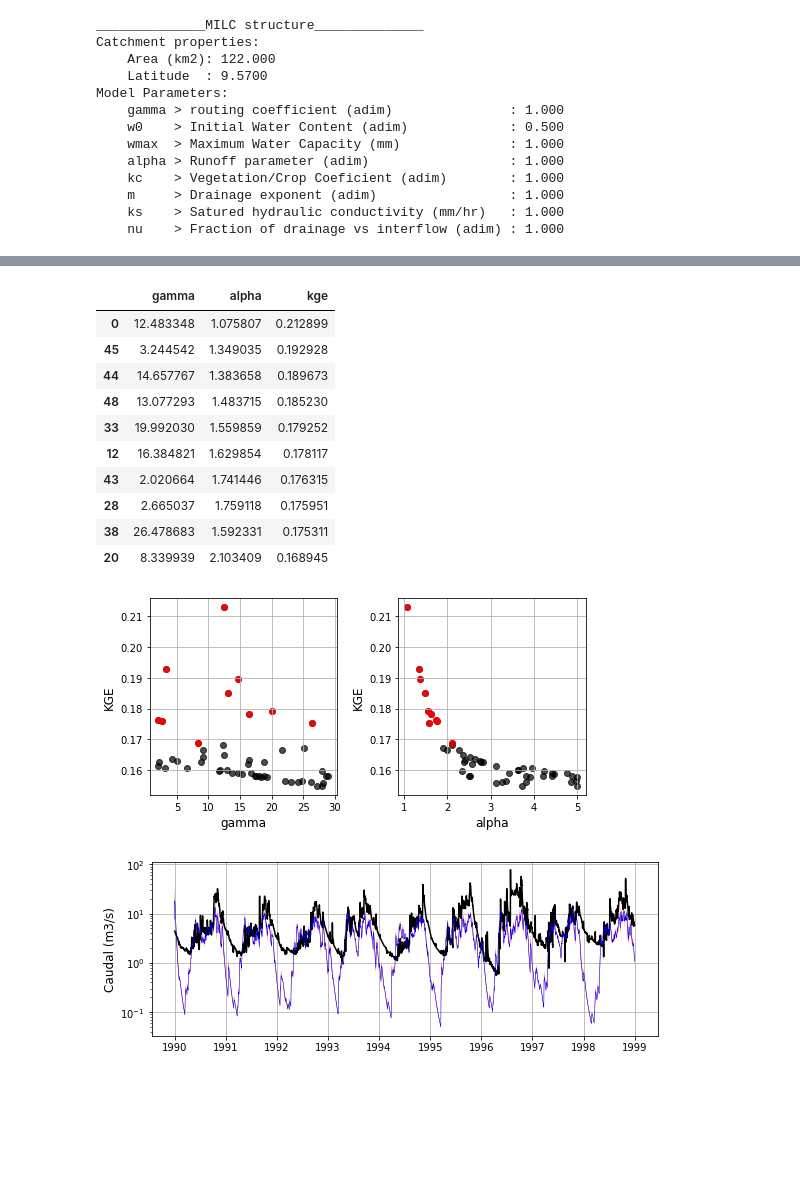
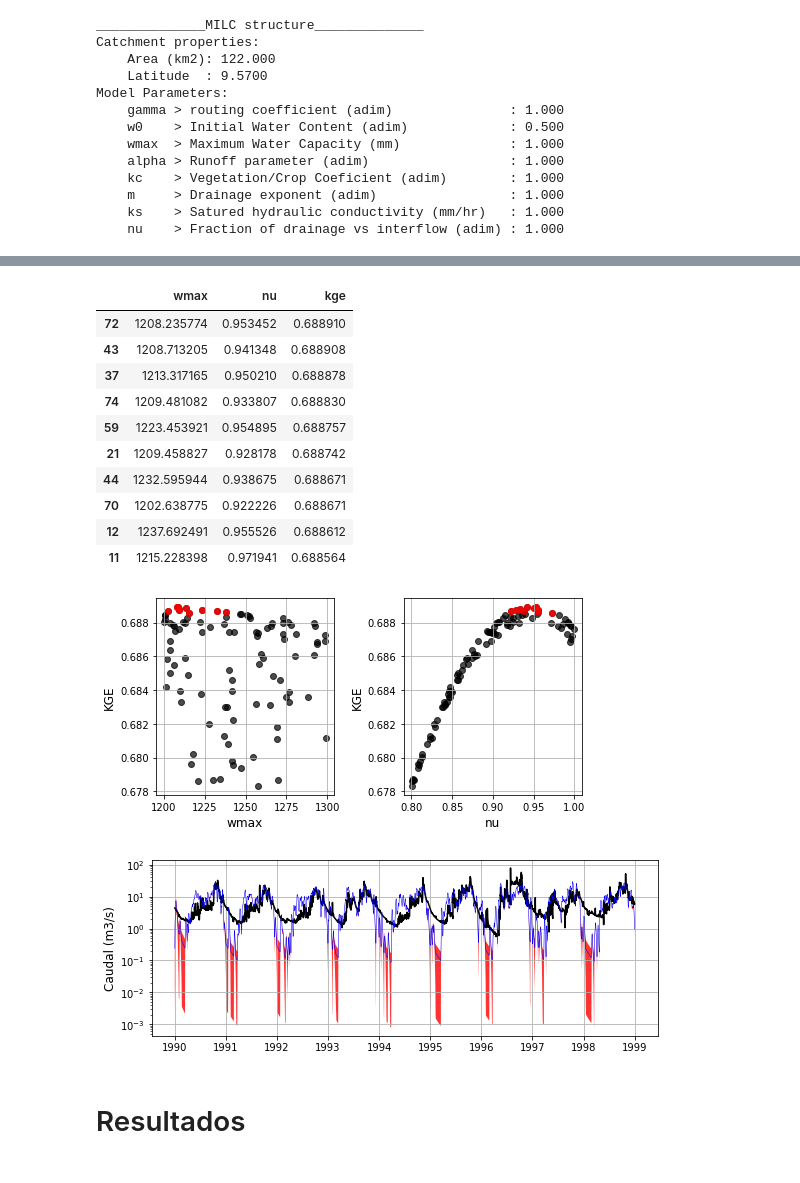
Before and after one commit to jmviquez/modelacion_providencia, a Jupyter notebook: examen.ipynb, the cells around one changed output, grey strips where cells are left out. Drawn from its saved outputs; the diff is of its cells as text; code cells hidden in the pictures; blank space fills up the shorter version.

```diff
--- a/examen.ipynb
+++ b/examen.ipynb
@@ -441,3 +345,4 @@ parametros_ordenados
 <T1>Datos para modelo MILc<T1>
 # %%
 datosMILc = pd.read_csv("./all_milc.csv", index_col=[0], parse_dates=[0])
+qobs= datosMILc["qt"]
@@ -446,2 +348,0 @@ datosMILc = pd.read_csv("./all_milc.csv", index_col=[0], parse_dates=[0])
-# %%
-qobs = datosMILc["Qt"]
@@ -486,15 +387,14 @@ Model Parameters:
 # %%
 ################# DATOS DEL USUARIO ###########################
 # Definicion de parametros
-gamma = 500
-w0    = 0.5
-wmax  = 200
-alpha = 5
-kc    = 1.0
-ks    = 10
-m     = 2
-nu    = 0.9
-
+gamma = 20
+w0    = 0.514597
+wmax  = 1250
+alpha = 1.1
+kc    = 0.5
+ks    = 1.1
+m     =5
+nu    = 0.952373
 # Fechas para dividir periodos de calibracion y validacion
 fecha1 = "1990-01-01"   # fecha inicial calibracion
 fecha2 = "1999-01-01"   # fecha final calibracion, inicial validacion
@@ -726,13 +514,13 @@ fig2.tight_layout()
 # %%
 parametros_iniciales = {
-    "gamma": 5,
-    "w0": 0.5,
-    "wmax": 800,
-    "alpha": 0.4,
-    "kc": 1.0,
-    "ks": 20,
-    "m": 2,
-    "nu": 0.4
+    "gamma": 20,
+    "w0": 0.95,
+    "wmax": 900,
+    "alpha": 1.1,
+    "kc": 0.5,
+    "ks": 1.1,
+    "m": 5,
+    "nu": 0.6
 }
 
 # Fechas para dividir periodos de calibracion y validacion
@@ -744,13 +532,13 @@ modelo = MILc(area, latitud, params=parametros_iniciales)
 
 
 ################# SIMULACIONES AL VARIAR UN PARAMETRO ###########################
-muestras   = 50         # numero de elementos
+muestras   = 100         # numero de elementos
 mejores_resultsdos = 10  # numero de los mejores resultados a mostrar
 # diccionario con los parametros que queremos modificar
 # indicar parametro: (vmin, vmax)
 parametros = {
-    "gamma": (2, 30),
-    "alpha": (1, 5),
+    "wmax": (1200,1300),
+    "nu": (0.8, 1),
 }
 
 
@@ -817,43 +605,45 @@ for i in range(npar):
         parametros_ordenados.loc[:, parametro], # valores en x
         parametros_ordenados.loc[:, "kge"],     # valores en y
         color="r",                              # color de puntos
         alpha=0.8                               # transparencia
     )
 
     ax[i].set_xlabel(parametro, fontsize=12)
     ax[i].set_ylabel("KGE", fontsize=12)
     ax[i].grid(True)
 
 fig.tight_layout()
 
 # Graficar series de tiempo
 fig2, ax2 = plt.subplots(figsize=(8, 3))
 qminimo = qsim.min(axis=1)  # minimo para cada renglon
 qmedio  = qsim.mean(axis=1) # promedio para cada renglon
 qmaximo = qsim.max(axis=1)  # maximo para cada renglon
 
 fechas = qsim.index.to_pydatetime()
 ax2.fill_between(fechas, qminimo, qmaximo, facecolor="r", alpha=0.8)
 ax2.plot(fechas, qobs, color="k", label="Observado")
 ax2.plot(fechas, qmedio, color="b", linewidth=0.5, label="Promedio simulado")
 ax2.set_ylabel("Caudal (m3/s)", fontsize=12)
 ax2.set_yscale("log")
 ax2.grid(True)
 fig2.tight_layout()
 
 # Mostrar parametros de mejor ajuste
 parametros_ordenados
 # %% [output]
-|  | gamma | alpha | kge |
-| 0 | 12.483348 | 1.075807 | 0.212899 |
-| 45 | 3.244542 | 1.349035 | 0.192928 |
-| 44 | 14.657767 | 1.383658 | 0.189673 |
-| 48 | 13.077293 | 1.483715 | 0.185230 |
-| 33 | 19.992030 | 1.559859 | 0.179252 |
-| 12 | 16.384821 | 1.629854 | 0.178117 |
-| 43 | 2.020664 | 1.741446 | 0.176315 |
-| 28 | 2.665037 | 1.759118 | 0.175951 |
-| 38 | 26.478683 | 1.592331 | 0.175311 |
-| 20 | 8.339939 | 2.103409 | 0.168945 |
+|  | wmax | nu | kge |
+| 72 | 1208.235774 | 0.953452 | 0.688910 |
+| 43 | 1208.713205 | 0.941348 | 0.688908 |
+| 37 | 1213.317165 | 0.950210 | 0.688878 |
+| 74 | 1209.481082 | 0.933807 | 0.688830 |
+| 59 | 1223.453921 | 0.954895 | 0.688757 |
+| 21 | 1209.458827 | 0.928178 | 0.688742 |
+| 44 | 1232.595944 | 0.938675 | 0.688671 |
+| 70 | 1202.638775 | 0.922226 | 0.688671 |
+| 12 | 1237.692491 | 0.955526 | 0.688612 |
+| 11 | 1215.228398 | 0.971941 | 0.688564 |
-[figure, old version]
+[figure, new version]
-[figure, old version]
+[figure, new version]
+# %% [markdown]
+<H1>Resultados<h1>
```
Also changed, not shown: parts of 31 cells of this notebook.
